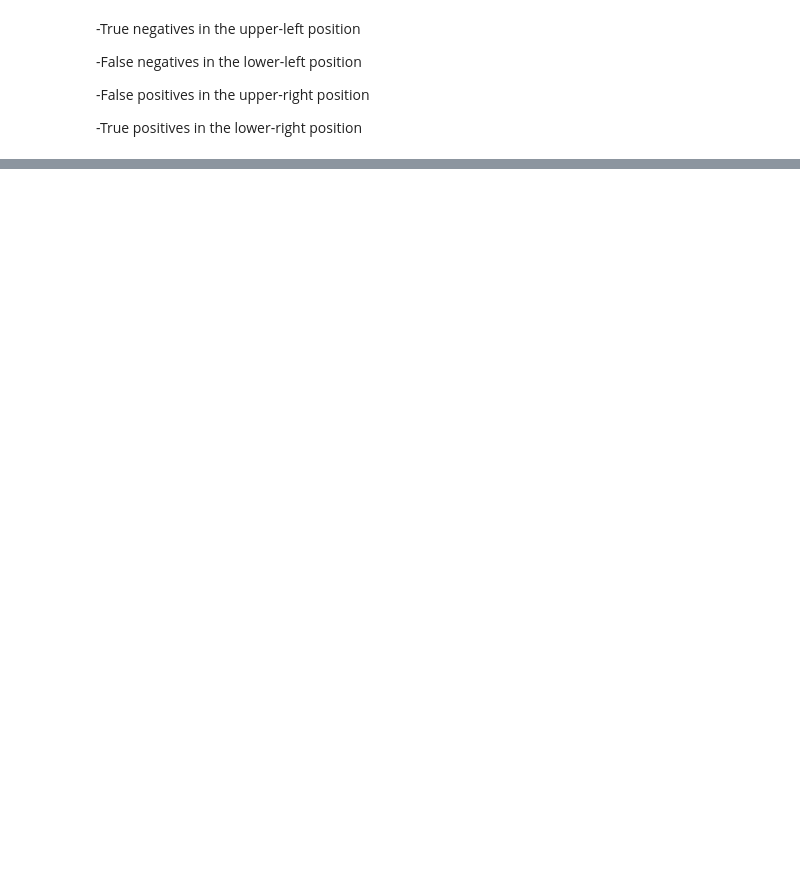
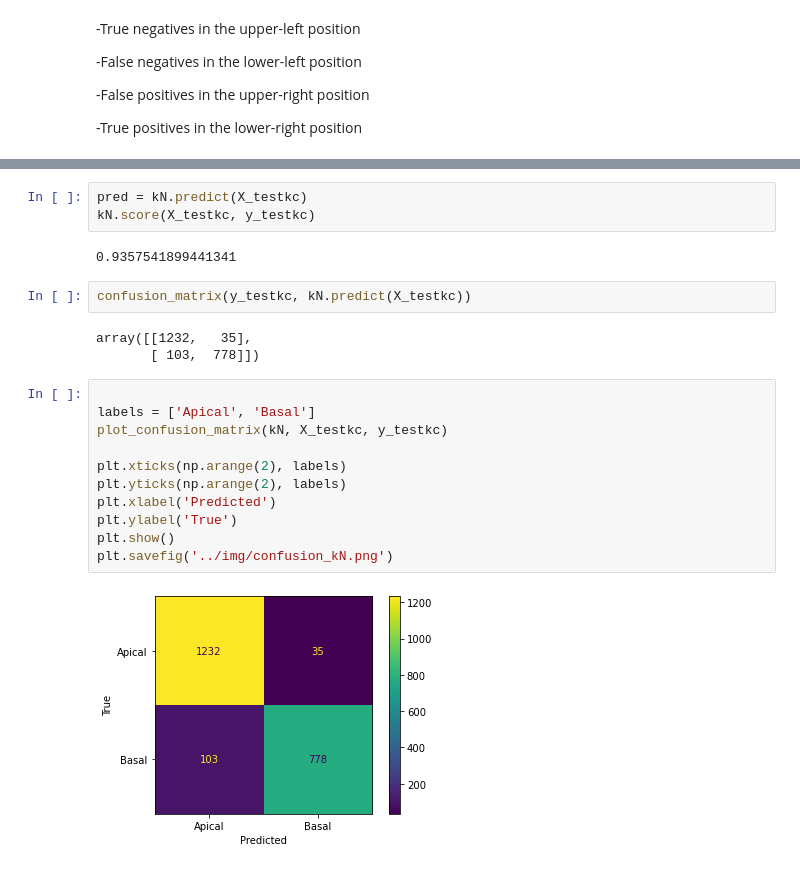
Before and after one commit to TaraBlackburn/neural-netting, a Jupyter notebook: src/ML_on_neuron.ipynb, the cells around one changed output, grey strips where cells are left out. Cells and saved outputs as stored; diff of their text form; blank space fills up the shorter version.

```diff
--- a/src/ML_on_neuron.ipynb
+++ b/src/ML_on_neuron.ipynb
@@ -316,0 +419,23 @@ weighted avg       0.35      0.59      0.44      2531
+# %%
+pred = kN.predict(X_testkc)
+kN.score(X_testkc, y_testkc)
+# %% [output]
+0.9357541899441341
+# %%
+confusion_matrix(y_testkc, kN.predict(X_testkc))
+# %% [output]
+array([[1232,   35],
+       [ 103,  778]])
+# %%
+
+labels = ['Apical', 'Basal']
+plot_confusion_matrix(kN, X_testkc, y_testkc)
+
+plt.xticks(np.arange(2), labels)
+plt.yticks(np.arange(2), labels)
+plt.xlabel('Predicted')
+plt.ylabel('True')
+plt.show()
+plt.savefig('../img/confusion_kN.png')
+# %% [output]
+[figure, added]
```
Also changed, not shown: parts of 31 cells of this notebook, 3 other files.
